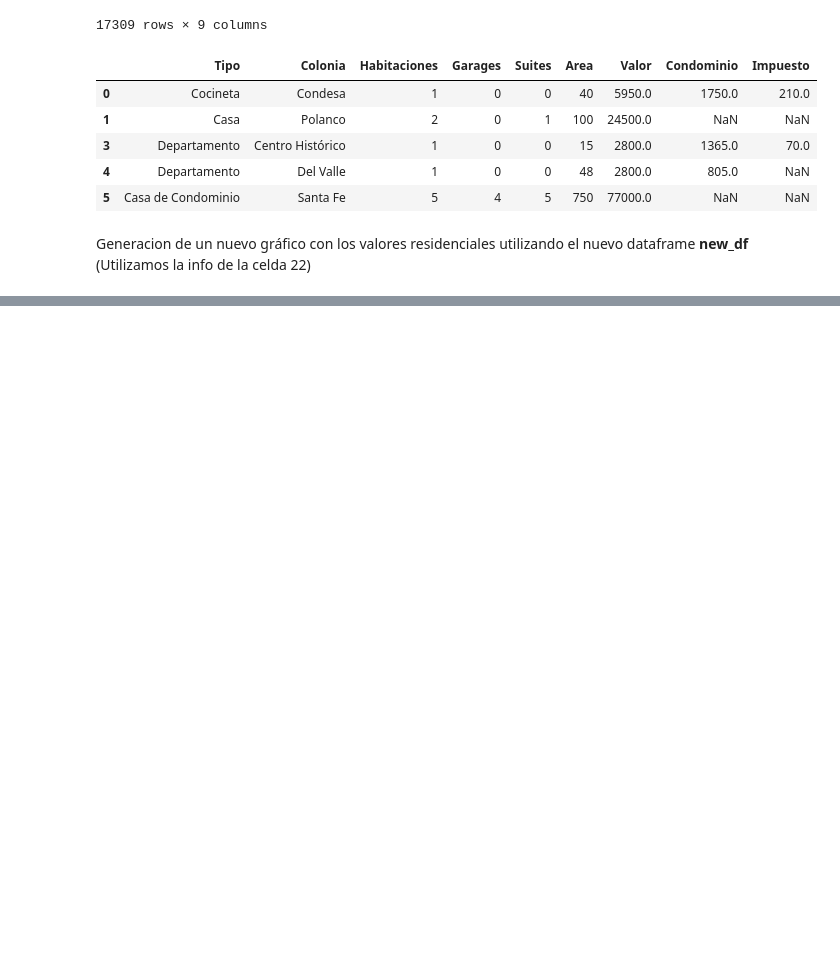
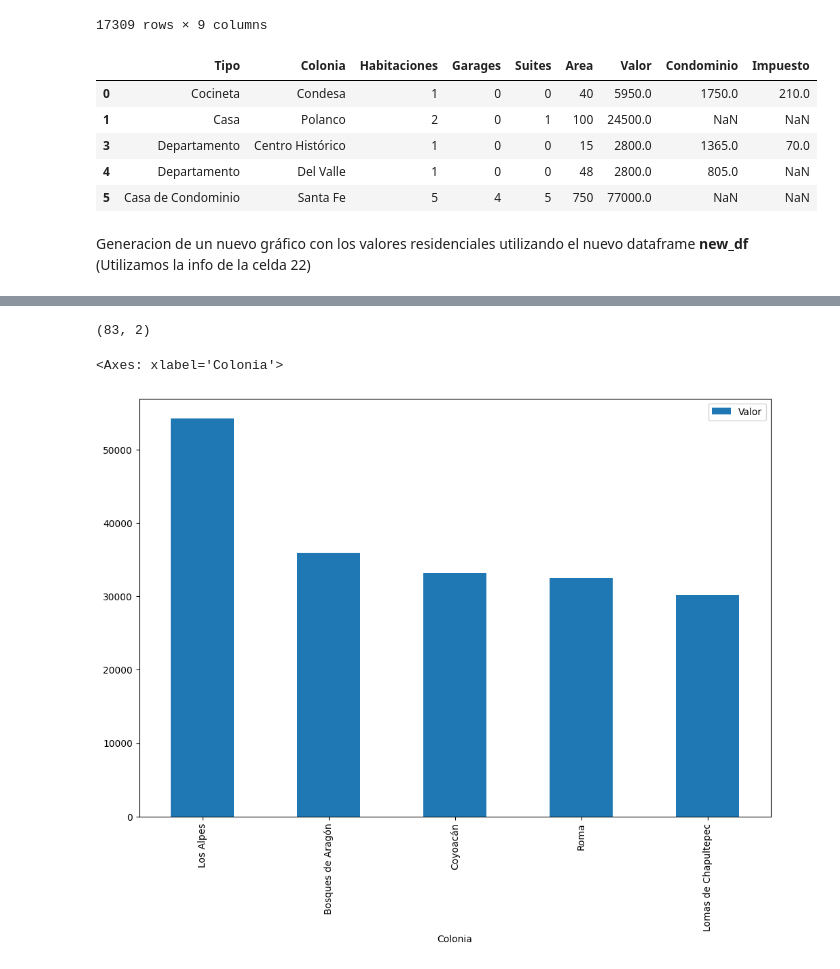
Before and after one commit to dzapatasal/python-data-science-practice, a Jupyter notebook: notebooks/pandas/code/inmuebles_cdmx.ipynb, the cells around one changed output, grey strips where cells are left out. Drawn from its saved outputs; the diff is of its cells as text; code cells hidden in the pictures; blank space fills up the shorter version.

```diff
--- a/notebooks/pandas/code/inmuebles_cdmx.ipynb
+++ b/notebooks/pandas/code/inmuebles_cdmx.ipynb
@@ -303,0 +350,8 @@ df_tipo_valor.plot(kind='barh', figsize=(12,8), color= 'purple')
+# %%
+# Generamos un nuevo dataFrame segregandolo con solo los `departamentos` ya que al consultarse con el equipo de ML
+# solo quieren los datos de esta serie de los `inmuebles residenciales`
+new_df.query('Tipo == "Departamento"')
+
+# reasignamos la misma variable al nuevo DataFrame
+new_df = new_df.query('Tipo == "Departamento"')
+new_df.head(4)
@@ -303,0 +441,3 @@ df_tipo_valor.plot(kind='barh', figsize=(12,8), color= 'purple')
+# %%
+colonia_df = new_df.groupby('Colonia')['Valor'].mean().sort_values(ascending=False).to_frame().reset_index()
+colonia_df.head(5)
@@ -303,0 +451,12 @@ df_tipo_valor.plot(kind='barh', figsize=(12,8), color= 'purple')
+# %%
+colonia_df.shape
+# %% [output]
+(83, 2)
+# %%
+top_5_colonias = colonia_df.head(5)
+# %%
+# Generamos un gráfico de barras horizontales para las 5 colonias con el promedio de alquiler más alto
+top_5_colonias.plot(kind='bar', figsize=(12,8), x='Colonia', y='Valor')
+# %% [output]
+<Axes: xlabel='Colonia'>
+[figure, added]
```
Also changed, not shown: parts of 24 cells of this notebook, 4 other files.
